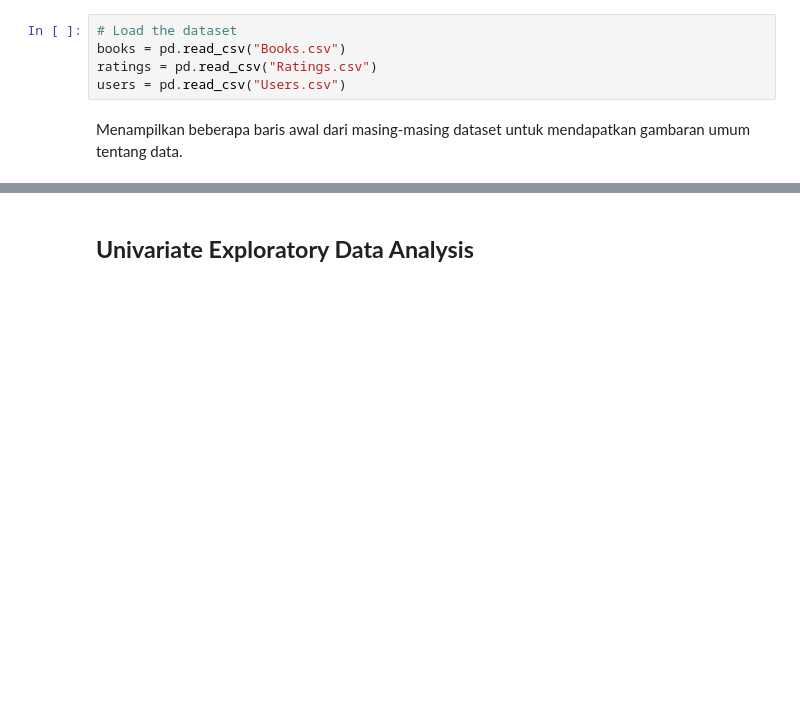
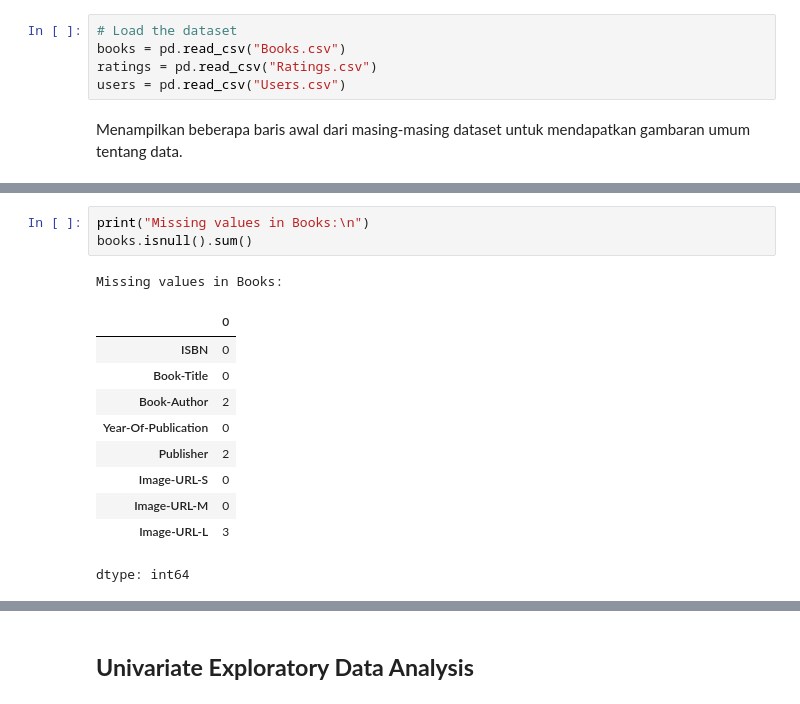
Before and after one commit to melanierefman/proyek-machile-learning-terapan-2-dicoding, a Jupyter notebook: Proyek_Kedua_MLT.ipynb, the cells around one changed output, grey strips where cells are left out. Drawn from its saved outputs; the diff is of its cells as text; blank space fills up the shorter version.

```diff
--- a/Proyek_Kedua_MLT.ipynb
+++ b/Proyek_Kedua_MLT.ipynb
@@ -87,0 +97,15 @@ Books.csv Dataset Head:
+# %%
+print("Missing values in Books:\n")
+books.isnull().sum()
+# %% [output]
+Missing values in Books:
+|  | 0 |
+| ISBN | 0 |
+| Book-Title | 0 |
+| Book-Author | 2 |
+| Year-Of-Publication | 0 |
+| Publisher | 2 |
+| Image-URL-S | 0 |
+| Image-URL-M | 0 |
+| Image-URL-L | 3 |
+dtype: int64
```
Also changed, not shown: parts of 11 cells of this notebook, 1 other file.
